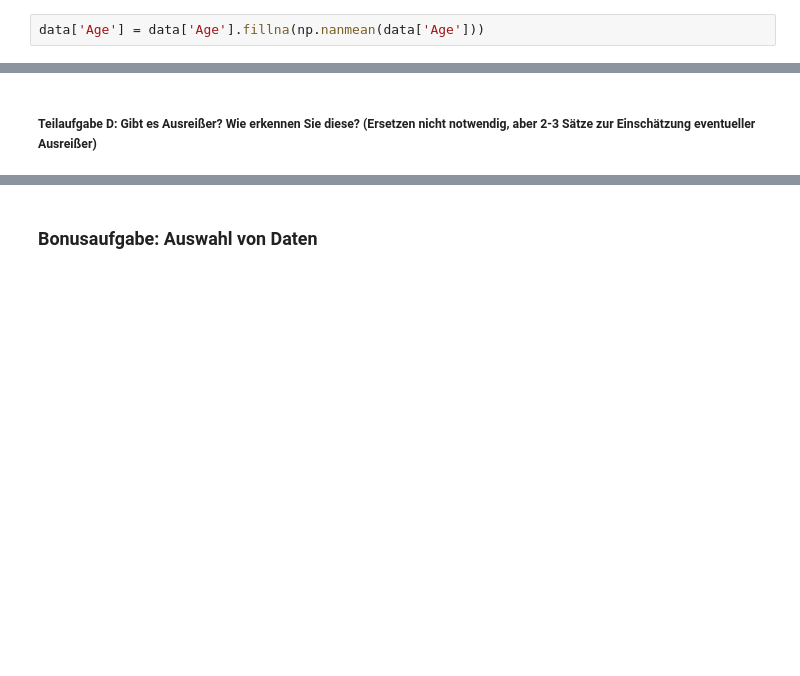
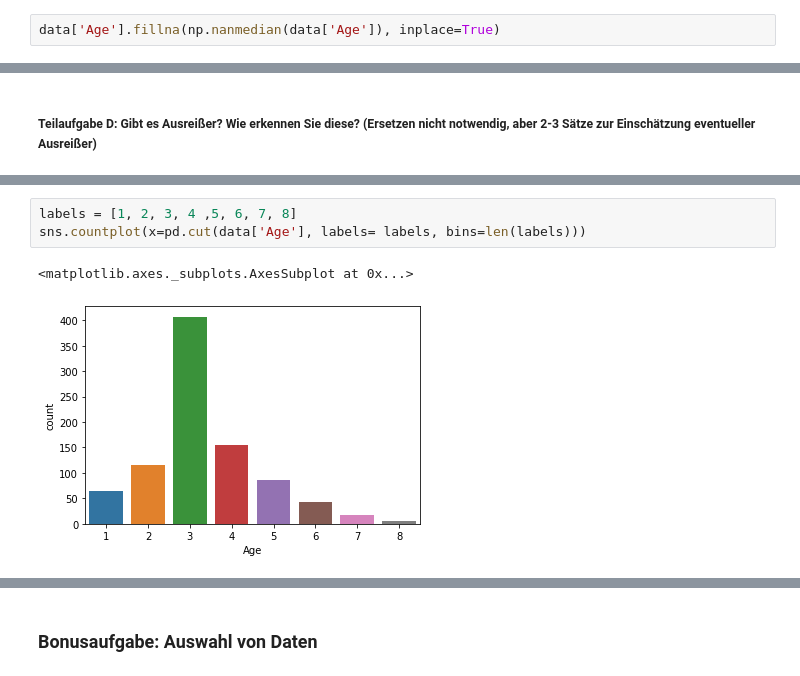
Before and after one commit to Aafaaq77/EinblickeMachineLearning, a Jupyter notebook: Projektaufgabe - Teil 1.ipynb, the cells around one changed output, grey strips where cells are left out. Saved outputs shown, nothing was run; the diff lists cells and outputs as text; blank space fills up the shorter version.

```diff
--- a/Projektaufgabe - Teil 1.ipynb
+++ b/Projektaufgabe - Teil 1.ipynb
@@ -94,7 +105,7 @@ Fare             0
 Survived         0
 dtype: int64
 # %%
-data['Age'] = data['Age'].fillna(np.nanmean(data['Age']))
+data['Age'].fillna(np.nanmedian(data['Age']), inplace=True)
 # %%
 data.isnull().sum()
 # %% [output]
@@ -127,0 +146,6 @@ Fazit: Ich beobachte, dass ... Daraus schließe ich, dass...
+# %%
+labels = [1, 2, 3, 4 ,5, 6, 7, 8]
+sns.countplot(x=pd.cut(data['Age'], labels= labels, bins=len(labels)))
+# %% [output]
+<matplotlib.axes._subplots.AxesSubplot at 0x...>
+[figure, added]
```
Also changed, not shown: parts of 21 cells of this notebook.
